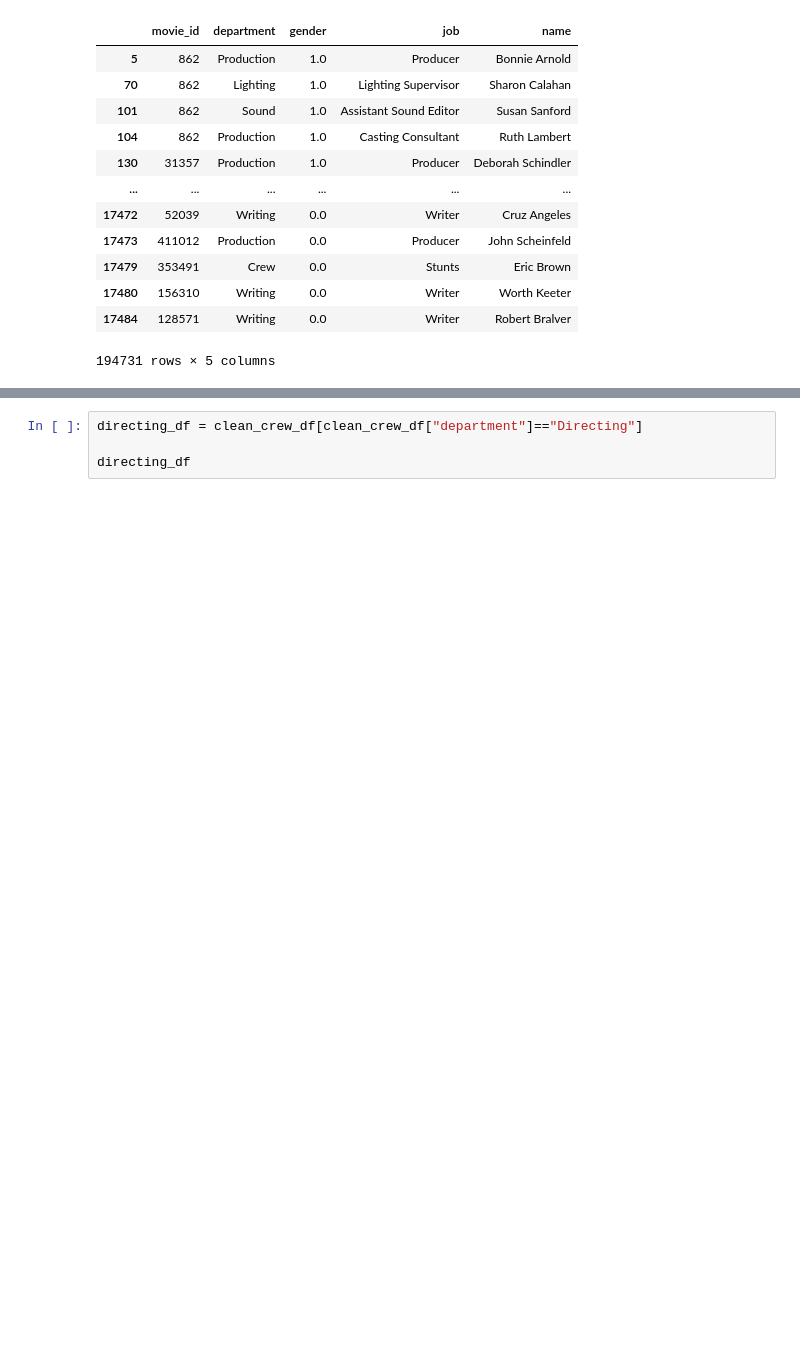
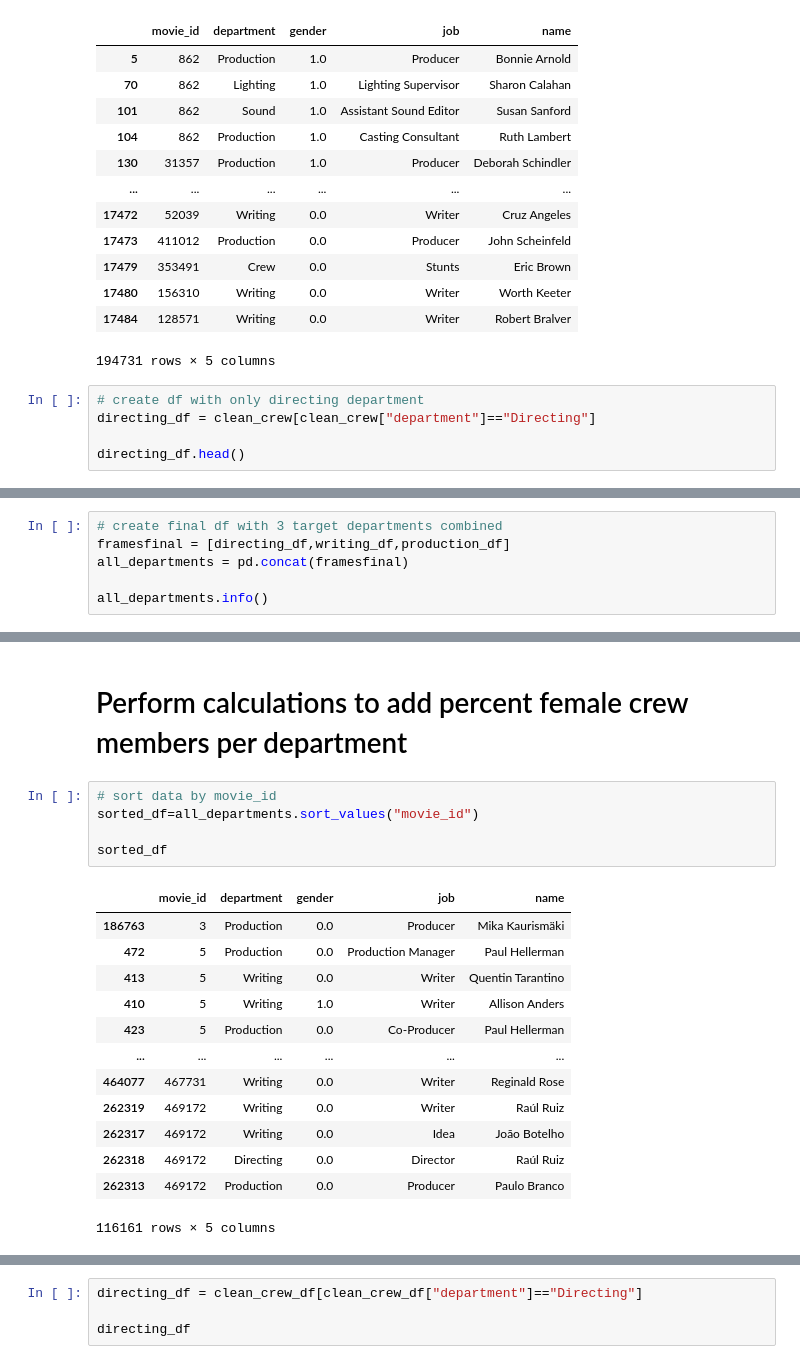
Before and after one commit to caseygomez/Female-Representation-In-The-Film-Industry, a Jupyter notebook: crew_ETL.ipynb, the cells around one changed output, grey strips where cells are left out. Cells and saved outputs as stored; diff of their text form; blank space fills up the shorter version.

```diff
--- a/crew_ETL.ipynb
+++ b/crew_ETL.ipynb
@@ -387,3 +387,8 @@ clean_crew
 | 17480 | 156310 | Writing | 0.0 | Writer | Worth Keeter |
 | 17484 | 128571 | Writing | 0.0 | Writer | Robert Bralver |
 194731 rows × 5 columns
+# %%
+# create df with only directing department
+directing_df = clean_crew[clean_crew["department"]=="Directing"]
+
+directing_df.head()
@@ -389,0 +440,6 @@ clean_crew
+# %%
+# create final df with 3 target departments combined
+framesfinal = [directing_df,writing_df,production_df]
+all_departments = pd.concat(framesfinal)
+
+all_departments.info()
@@ -389,0 +459,21 @@ clean_crew
+# %% [markdown]
+# Perform calculations to add percent female crew members per department
+# %%
+# sort data by movie_id
+sorted_df=all_departments.sort_values("movie_id")
+
+sorted_df
+# %% [output]
+|  | movie_id | department | gender | job | name |
+| 186763 | 3 | Production | 0.0 | Producer | Mika Kaurismäki |
+| 472 | 5 | Production | 0.0 | Production Manager | Paul Hellerman |
+| 413 | 5 | Writing | 0.0 | Writer | Quentin Tarantino |
+| 410 | 5 | Writing | 1.0 | Writer | Allison Anders |
+| 423 | 5 | Production | 0.0 | Co-Producer | Paul Hellerman |
+| ... | ... | ... | ... | ... | ... |
+| 464077 | 467731 | Writing | 0.0 | Writer | Reginald Rose |
+| 262319 | 469172 | Writing | 0.0 | Writer | Raúl Ruiz |
+| 262317 | 469172 | Writing | 0.0 | Idea | João Botelho |
+| 262318 | 469172 | Directing | 0.0 | Director | Raúl Ruiz |
+| 262313 | 469172 | Production | 0.0 | Producer | Paulo Branco |
+116161 rows × 5 columns
```
Also changed, not shown: parts of 10 cells of this notebook.
